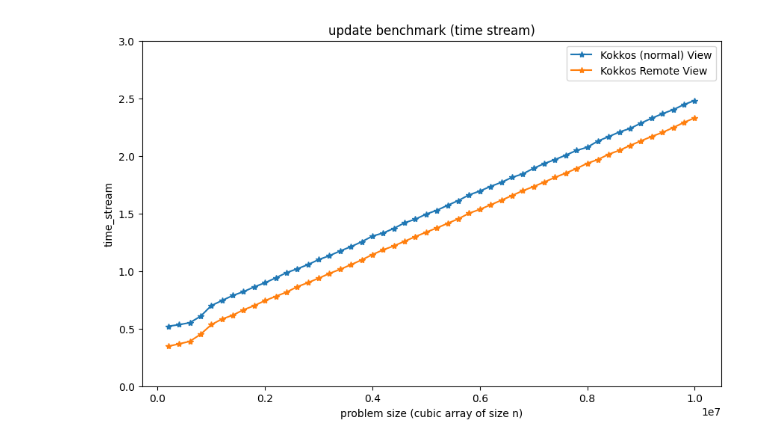
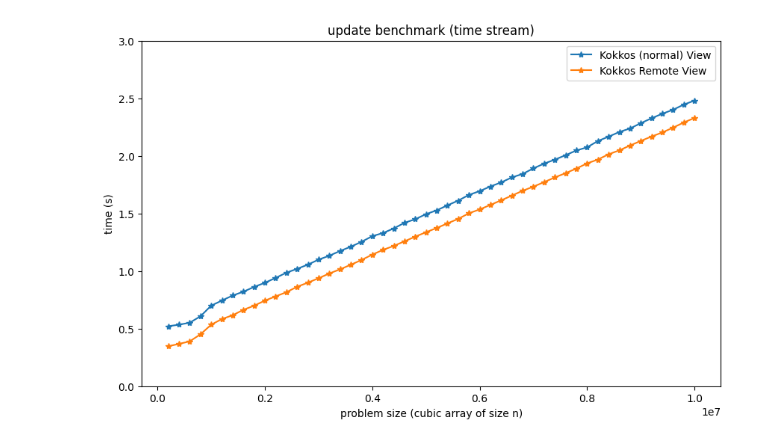
Before and after one commit to DSMishler/SANDIA-jupyterlite, a Jupyter notebook: content/stream_benchmark/stream_benchmark.ipynb, the cells around one changed output. Cells and saved outputs as stored; diff of their text form; code cells hidden in the pictures.

Commit message:
update to stream benchmark format and floating-point fix

```diff
--- a/content/stream_benchmark/stream_benchmark.ipynb
+++ b/content/stream_benchmark/stream_benchmark.ipynb
@@ -39,10 +39,10 @@ def figure_for_attribute(dfs, labels, attribute, ylabel = None):
     plt.legend()
     plt.xlabel("problem size (cubic array of size n)")
     plt.ylabel(ylabel)
-    plt.ylim(0,int(maxy+1))
+    plt.ylim(0,int((maxy+1)*1.05))
     plt.show()
 # %%
-figure_for_attribute(dfs, labels, "time_stream")
+figure_for_attribute(dfs, labels, "time_stream", "time (s)")
 # %% [output]
-[figure, old version]
+[figure, new version]
 # %%
```
Also changed, not shown: parts of 2 cells of this notebook.
